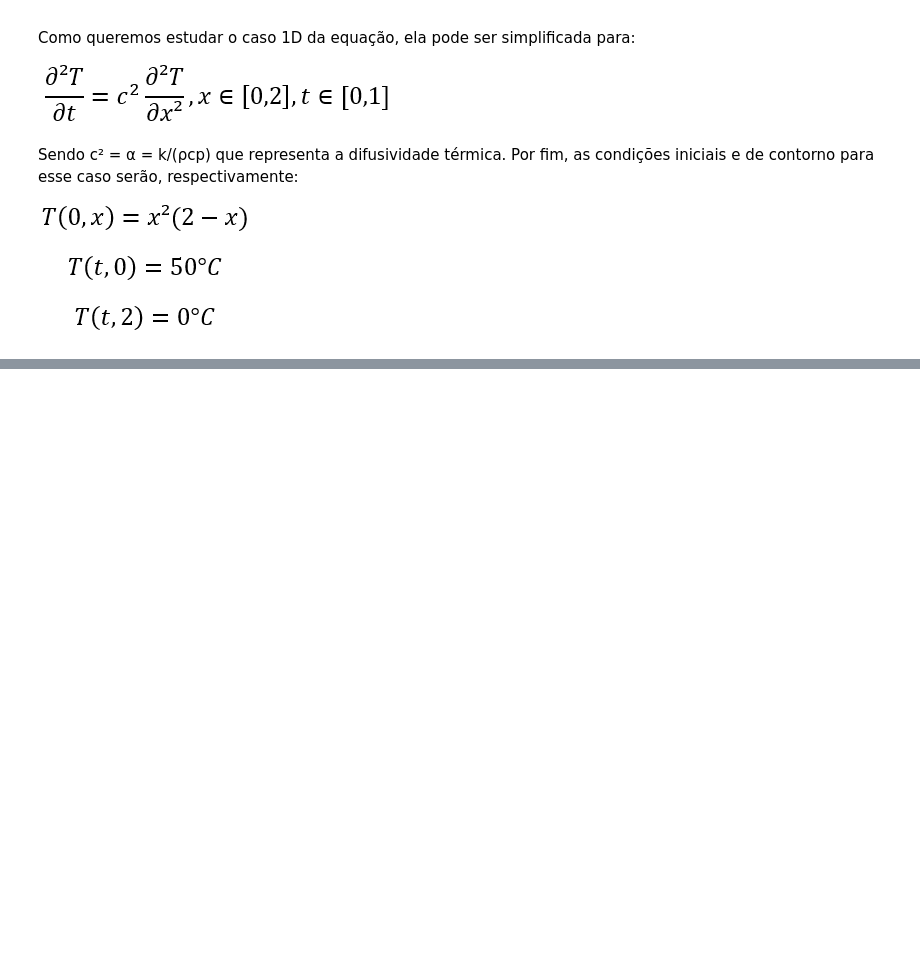
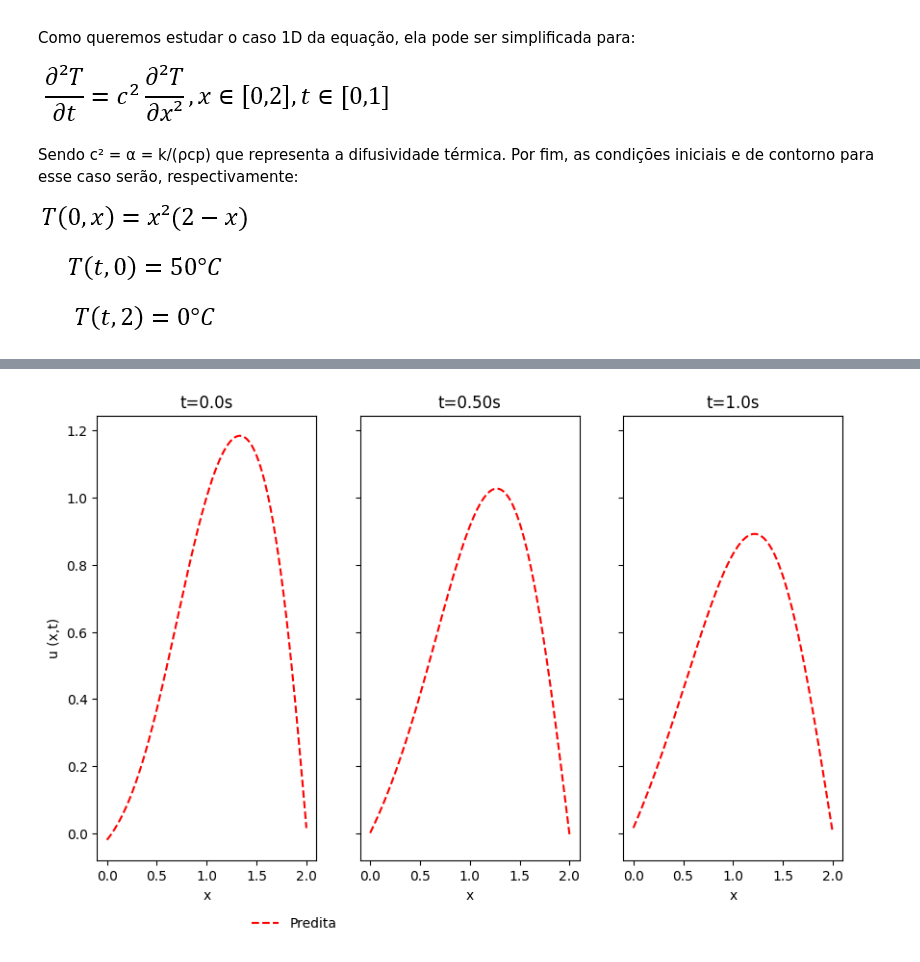
Before and after one commit to JoaoAlexandreFerreira/RNA, a Jupyter notebook: PINN_para_equação_do_calor_1D.ipynb, the cells around one changed output, grey strips where cells are left out. Saved outputs shown, nothing was run; the diff lists cells and outputs as text; code cells hidden in the pictures; blank space fills up the shorter version.

```diff
--- a/PINN_para_equação_do_calor_1D.ipynb
+++ b/PINN_para_equação_do_calor_1D.ipynb
@@ -199,0 +311,51 @@ ax1.tick_params(labelsize=15)
+# %%
+N = 600
+xspace = np.linspace(lb[1], ub[1], N + 1)
+
+t_ini = np.zeros((N+1))
+T, X = np.meshgrid(t_ini, xspace)
+X0 = np.vstack([T.flatten(),X.flatten()]).T
+
+t_050 = np.ones((N+1))*0.50
+T, X = np.meshgrid(t_050, xspace)
+X050 = np.vstack([T.flatten(),X.flatten()]).T
+
+t_1 = np.ones((N+1))*1
+T, X = np.meshgrid(t_1, xspace)
+X1 = np.vstack([T.flatten(),X.flatten()]).T
+
+t_15 = np.ones((N+1))*1.5
+T, X = np.meshgrid(t_15, xspace)
+X15 = np.vstack([T.flatten(),X.flatten()]).T
+
+t_2 = np.ones((N+1))*1.5
+T, X = np.meshgrid(t_2, xspace)
+X2 = np.vstack([T.flatten(),X.flatten()]).T
+
+fig, axs = plt.subplots(1, 3, figsize=(10,6) ,sharey=True)
+
+
+axs[0].plot(X0[:,1], modelo(X0).numpy(), linestyle ='dashed', color='r', label = 'Predita')
+axs[0].set_title('t=0.0s')
+axs[0].set_xlabel('x')
+axs[0].set_ylabel('u (x,t)')
+
+axs[1].plot(X050[:,1], modelo(X050).numpy(),linestyle='dashed', color='r', label = 'Predita')
+axs[1].set_title('t=0.50s')
+axs[1].set_xlabel('x')
+
+
+axs[2].plot(X1[:,1], modelo(X1).numpy(), linestyle='dashed',color='r', label = 'Predita')
+axs[2].set_title('t=1.0s')
+axs[2].set_xlabel('x')
+
+
+plt.legend(
+    loc='upper center',
+    bbox_to_anchor=(-1.5, -0.10),
+    ncol=5,
+    frameon=False
+)
+plt.show()
+# %% [output]
+[figure, added]
```
Also changed, not shown: parts of 22 cells of this notebook.
